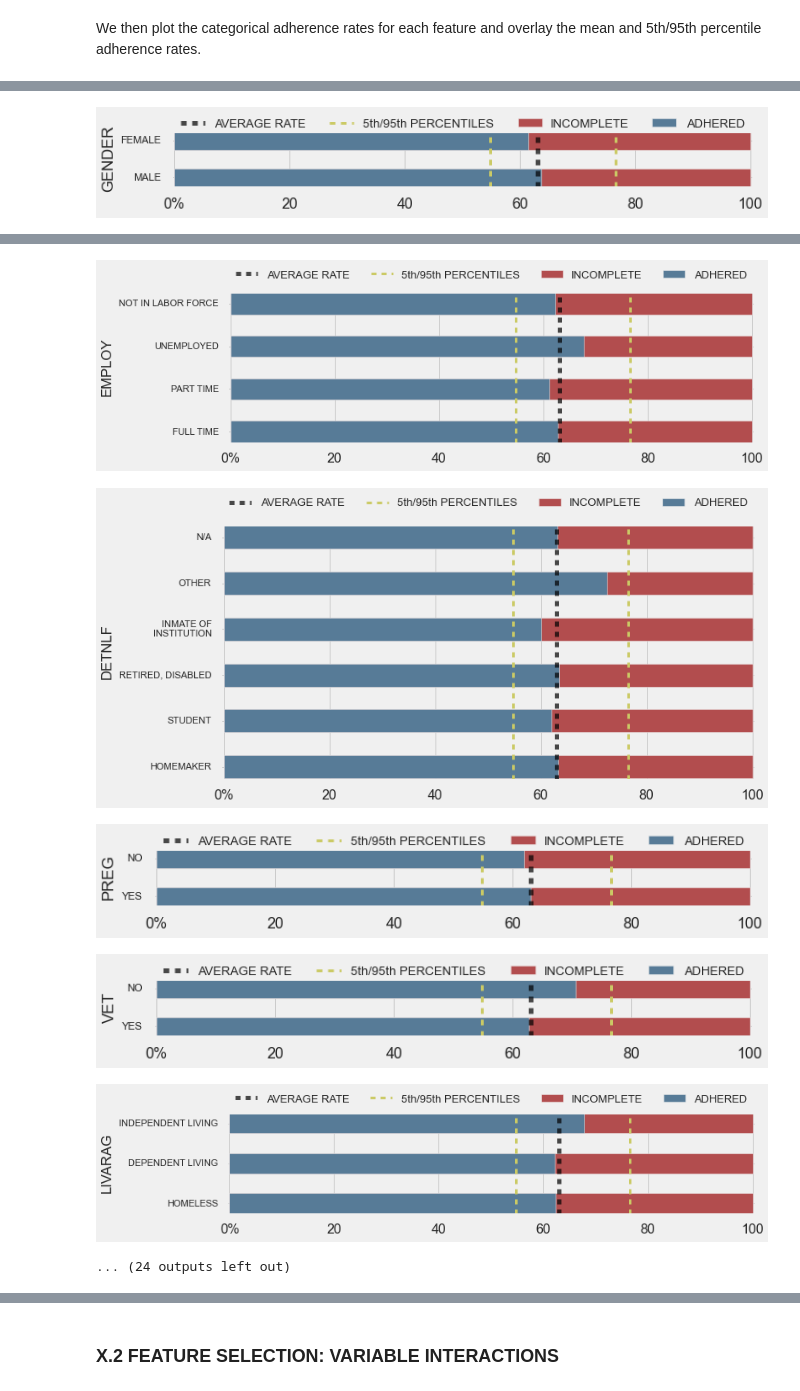
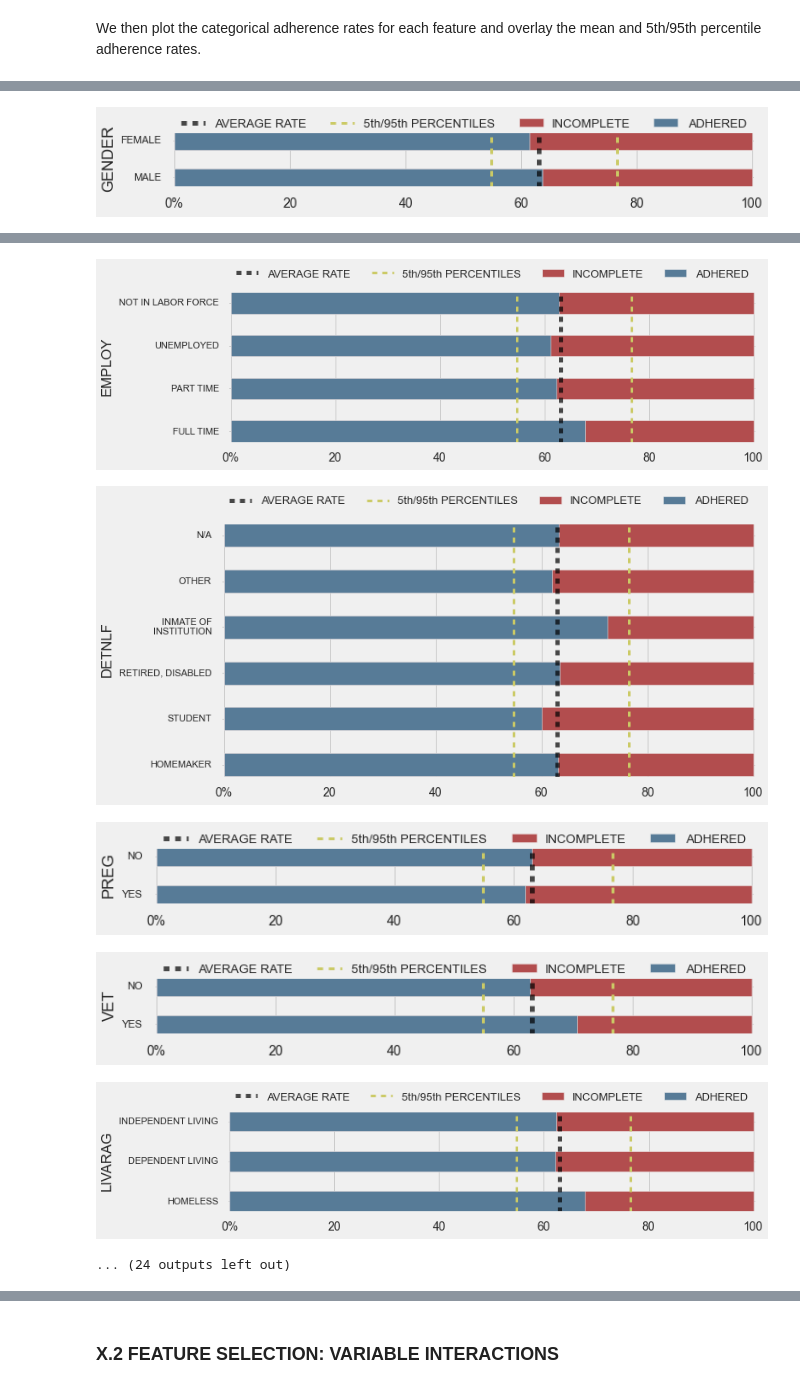
Before and after one commit to TNames/DRUG_TREATMENT_PROJECT, a Jupyter notebook: Process_Book.ipynb, the cells around one changed output, grey strips where cells are left out. Drawn from its saved outputs; the diff is of its cells as text; code cells hidden in the pictures.

```diff
--- a/Process_Book.ipynb
+++ b/Process_Book.ipynb
@@ -726,7 +726,8 @@ We then plot the categorical adherence rates for each feature and overlay the me
 # %%
 with plt.style.context(('fivethirtyeight')):
     for col in features:
-        splits=positive[col].value_counts()/df_i[col].value_counts()
+        #calculate the adherence rate for each category in feature col
+        splits=(positive[col].value_counts()/df_i[col].value_counts()).sort_index()
 
         plt.figure(figsize=(10, splits.shape[0]-1))
         plt.barh(range(len(splits.index)), np.ones(len(splits.index)),
@@ -741,7 +742,7 @@ with plt.style.context(('fivethirtyeight')):
                    linestyle = "--", label="5th/95th PERCENTILES", color=palette[5])
         plt.axvline(x=mean_rate + p95, ymin=0, ymax=100, linewidth=3,
                    linestyle = "--", color=palette[5])
-        labels=var_desc[col].values()
+        labels=[var_desc[col][i] for i in splits.index]
         labels = [ '\n'.join(wrap(l, 20)) for l in labels ]
         y_anchor=1+0.85/len(var_desc[col])
         plt.legend(loc='upper center', ncol=4, fontsize=13, bbox_to_anchor=(0.5, y_anchor))
@@ -749,7 +750,7 @@ with plt.style.context(('fivethirtyeight')):
         #add custom tick labels with category descriptions
         plt.yticks(range(len(splits.index)), labels, fontsize=11)
         newxticks=['0%',20,40,60,80,100]
-        plt.xticks([0.0,0.2,0.4, 0.6,0.8,1.0], newxticks)
+        plt.xticks([0.0,0.2,0.4, 0.6,0.8,1.0], newxticks, fontsize=14)
         plt.margins(0.005)
         plt.show();
 # %% [output]
@@ -763,6 +764,6 @@ with plt.style.context(('fivethirtyeight')):
-[figure, old version]
+[figure, new version]
-[figure, old version]
+[figure, new version]
-[figure, old version]
+[figure, new version]
-[figure, old version]
+[figure, new version]
-[figure, old version]
+[figure, new version]
 ... (24 outputs left out)
```
Also changed, not shown: parts of 8 cells of this notebook.
